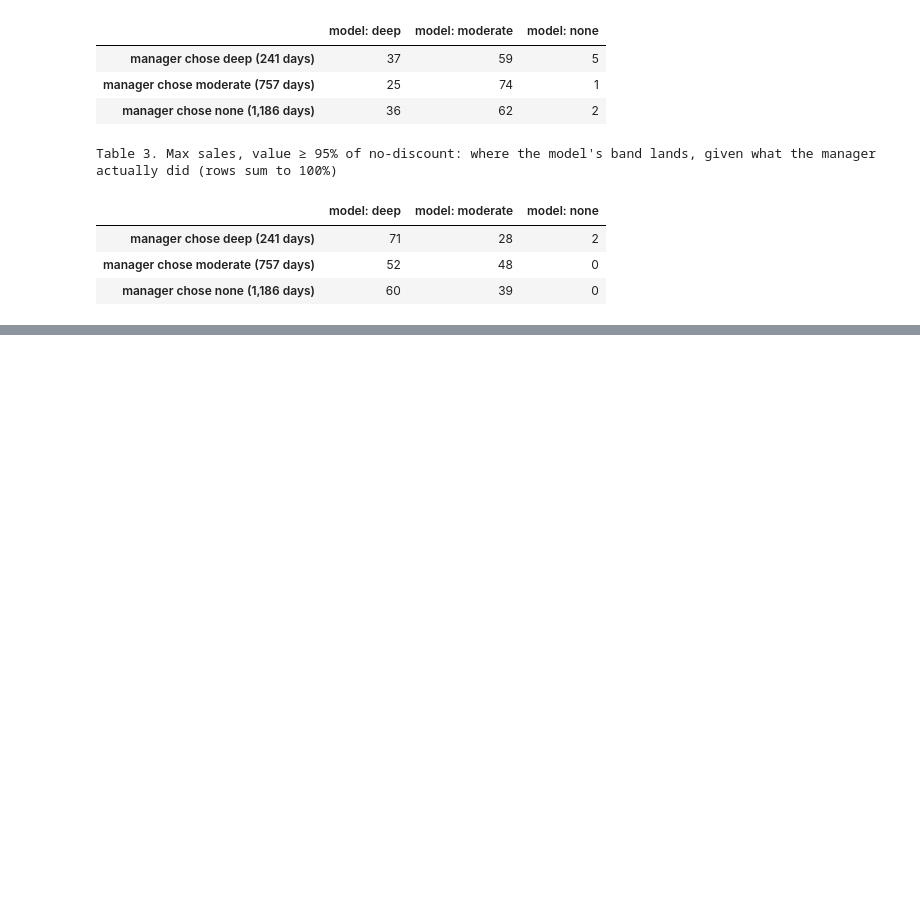
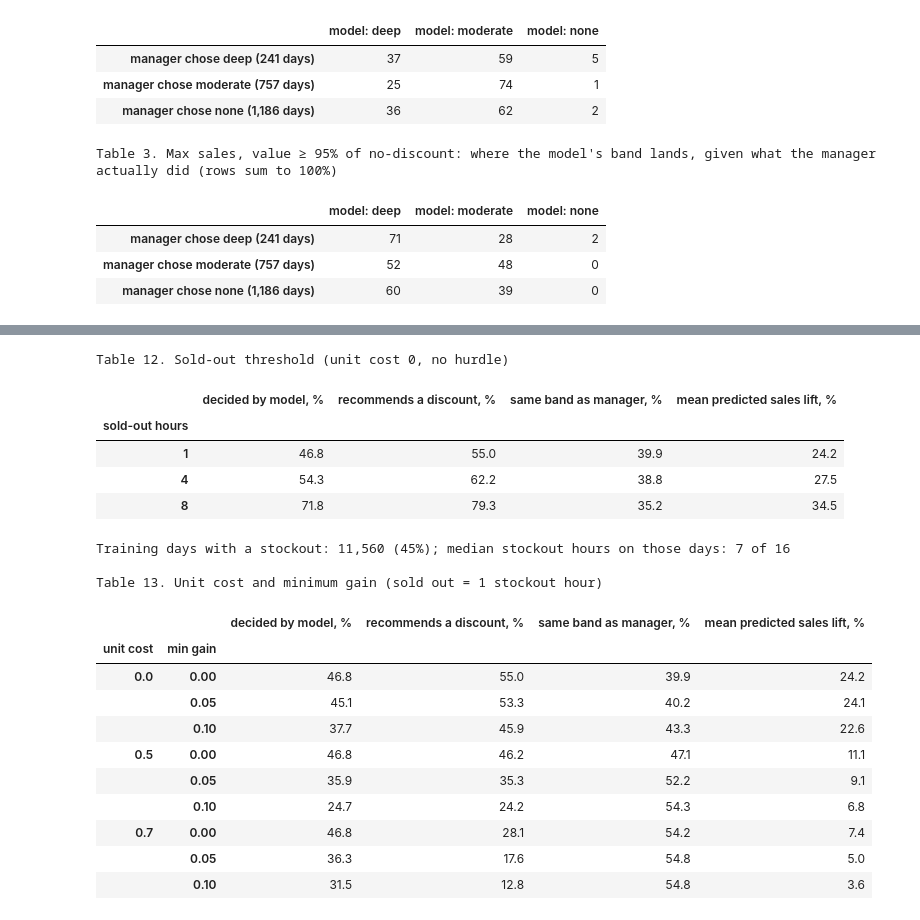
Before and after one commit to Lisayinyy/MAIB_7002, a Jupyter notebook: discount_sales_prediction.ipynb, the cells around one changed output, grey strips where cells are left out. Saved outputs shown, nothing was run; the diff lists cells and outputs as text; code cells hidden in the pictures; blank space fills up the shorter version.

```diff
--- a/discount_sales_prediction.ipynb
+++ b/discount_sales_prediction.ipynb
@@ -960,0 +1069,35 @@ Set `RERUN_TUNING = True` in the first cell to recompute every grid from scratch
+# %%
+def policy_summary(hours, cost, min_gain):
+    rec = scenario.guarded_recommend(scenario.reprice(supported, cost), test, "max_value", sold_out_hours=hours, min_gain=min_gain).set_index(C.ROW_KEY).reindex(actual.index)
+    s = summarise_rec(rec)
+    return {"sold-out hours": hours, "unit cost": cost, "min gain": min_gain, "decided by model, %": (rec.decided_by == "model").mean() * 100,
+            "recommends a discount, %": s["recommends some discount"] * 100, "same band as manager, %": s["same band as the manager"] * 100,
+            "mean predicted sales lift, %": s["mean predicted sales lift over no discount"] * 100}
+
+print("Table 12. Sold-out threshold (unit cost 0, no hurdle)")
+display(pd.DataFrame([policy_summary(h, 0.0, 0.0) for h in [1, 4, 8]]).set_index("sold-out hours").drop(columns=["unit cost", "min gain"]).round(1))
+so = train.stockout_hours_t[train.stockout_hours_t > 0]
+print(f"Training days with a stockout: {len(so):,} ({len(so) / len(train):.0%}); median stockout hours on those days: {so.median():.0f} of 16")
+print("\nTable 13. Unit cost and minimum gain (sold out = 1 stockout hour)")
+display(pd.DataFrame([policy_summary(1, c, g) for c in [0.0, 0.5, 0.7] for g in [0.0, 0.05, 0.10]]).set_index(["unit cost", "min gain"]).drop(columns="sold-out hours").round(1))
+# %% [output]
+Table 12. Sold-out threshold (unit cost 0, no hurdle)
+|  | decided by model, % | recommends a discount, % | same band as manager, % | mean predicted sales lift, % |
+| sold-out hours |  |  |  |  |
+| 1 | 46.8 | 55.0 | 39.9 | 24.2 |
+| 4 | 54.3 | 62.2 | 38.8 | 27.5 |
+| 8 | 71.8 | 79.3 | 35.2 | 34.5 |
+Training days with a stockout: 11,560 (45%); median stockout hours on those days: 7 of 16
+
+Table 13. Unit cost and minimum gain (sold out = 1 stockout hour)
+|  |  | decided by model, % | recommends a discount, % | same band as manager, % | mean predicted sales lift, % |
+| unit cost | min gain |  |  |  |  |
+| 0.0 | 0.00 | 46.8 | 55.0 | 39.9 | 24.2 |
+|  | 0.05 | 45.1 | 53.3 | 40.2 | 24.1 |
+|  | 0.10 | 37.7 | 45.9 | 43.3 | 22.6 |
+| 0.5 | 0.00 | 46.8 | 46.2 | 47.1 | 11.1 |
+|  | 0.05 | 35.9 | 35.3 | 52.2 | 9.1 |
+|  | 0.10 | 24.7 | 24.2 | 54.3 | 6.8 |
+| 0.7 | 0.00 | 46.8 | 28.1 | 54.2 | 7.4 |
+|  | 0.05 | 36.3 | 17.6 | 54.8 | 5.0 |
+|  | 0.10 | 31.5 | 12.8 | 54.8 | 3.6 |
```
Also changed, not shown: parts of 8 cells of this notebook, 4 other files.
